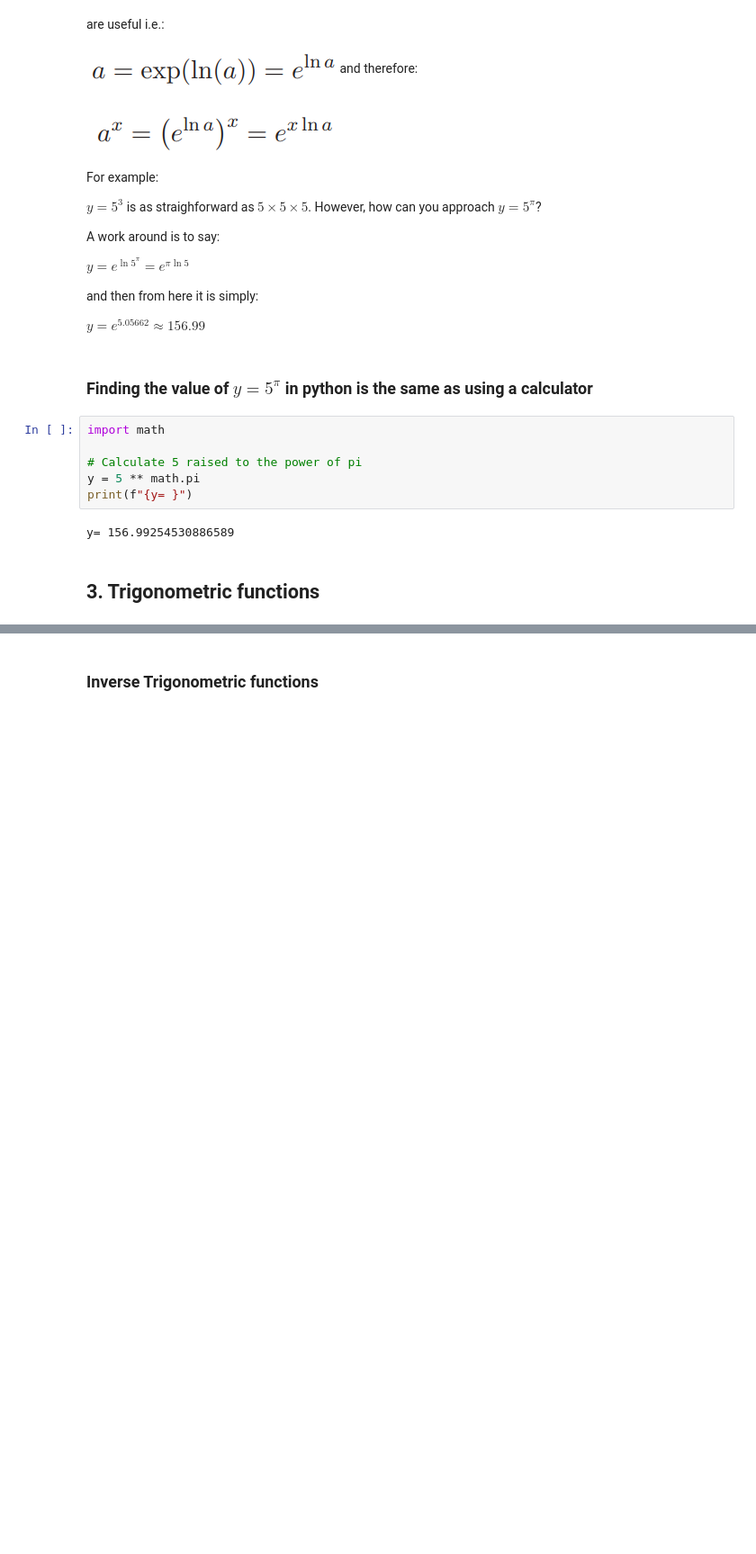
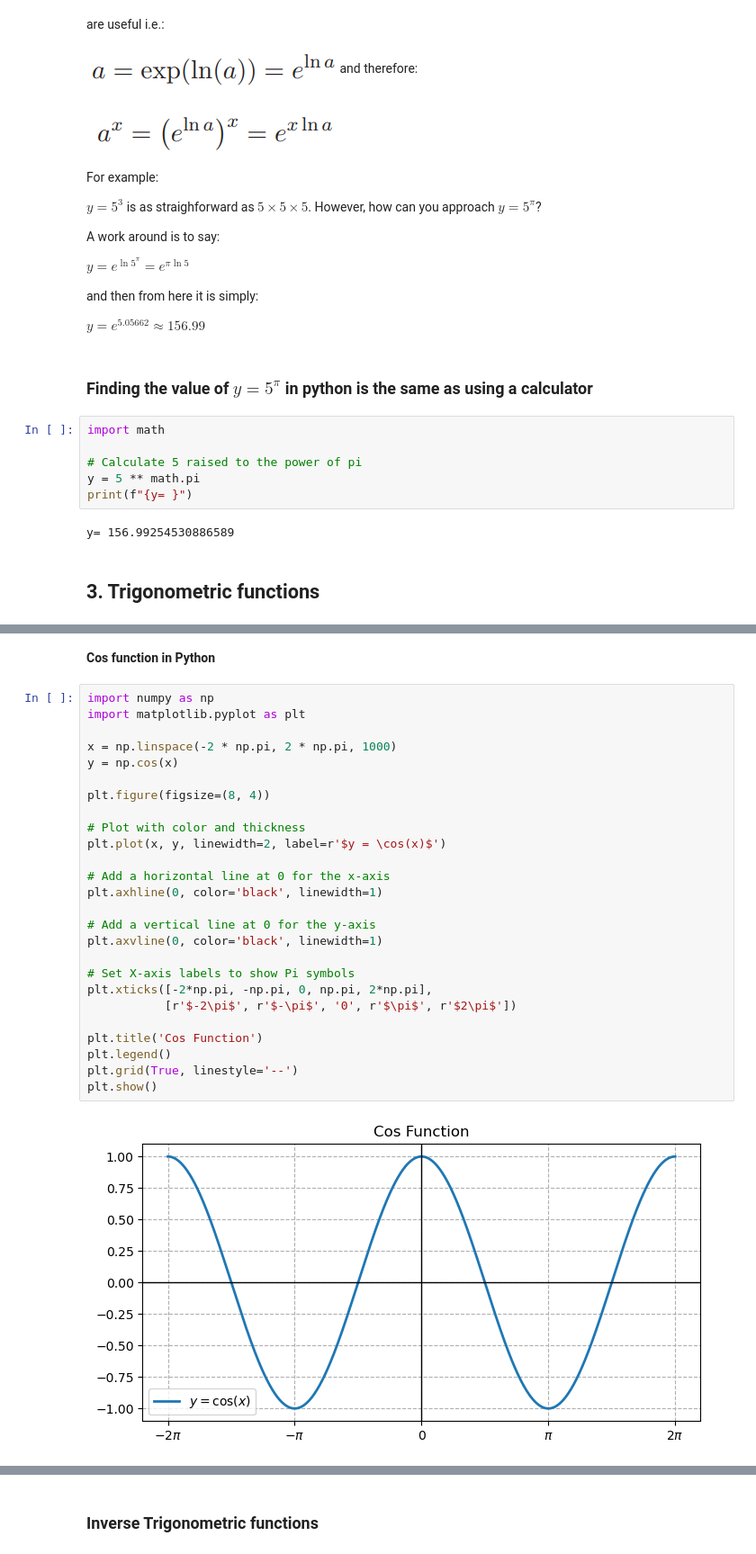
Before and after one commit to segunlonge/OU-MST224-Mathematical-Methods-in-Python, a Jupyter notebook: The Basics.ipynb, the cells around one changed output, grey strips where cells are left out. Shown at 90% size. Cells and saved outputs as stored; diff of their text form; blank space fills up the shorter version.

```diff
--- a/The Basics.ipynb
+++ b/The Basics.ipynb
@@ -504,0 +575,30 @@ Seeing basic trigonometric functions plotted on graphs are easier to digest than
+# %% [markdown]
+**Cos function in Python**
+# %%
+import numpy as np
+import matplotlib.pyplot as plt
+
+x = np.linspace(-2 * np.pi, 2 * np.pi, 1000)
+y = np.cos(x)
+
+plt.figure(figsize=(8, 4))
+
+# Plot with color and thickness
+plt.plot(x, y, linewidth=2, label=r'$y = \cos(x)$')
+
+# Add a horizontal line at 0 for the x-axis
+plt.axhline(0, color='black', linewidth=1)
+
+# Add a vertical line at 0 for the y-axis
+plt.axvline(0, color='black', linewidth=1)
+
+# Set X-axis labels to show Pi symbols
+plt.xticks([-2*np.pi, -np.pi, 0, np.pi, 2*np.pi],
+           [r'$-2\pi$', r'$-\pi$', '0', r'$\pi$', r'$2\pi$'])
+
+plt.title('Cos Function')
+plt.legend()
+plt.grid(True, linestyle='--')
+plt.show()
+# %% [output]
+[figure, added]
```
Also changed, not shown: parts of 16 cells of this notebook.
